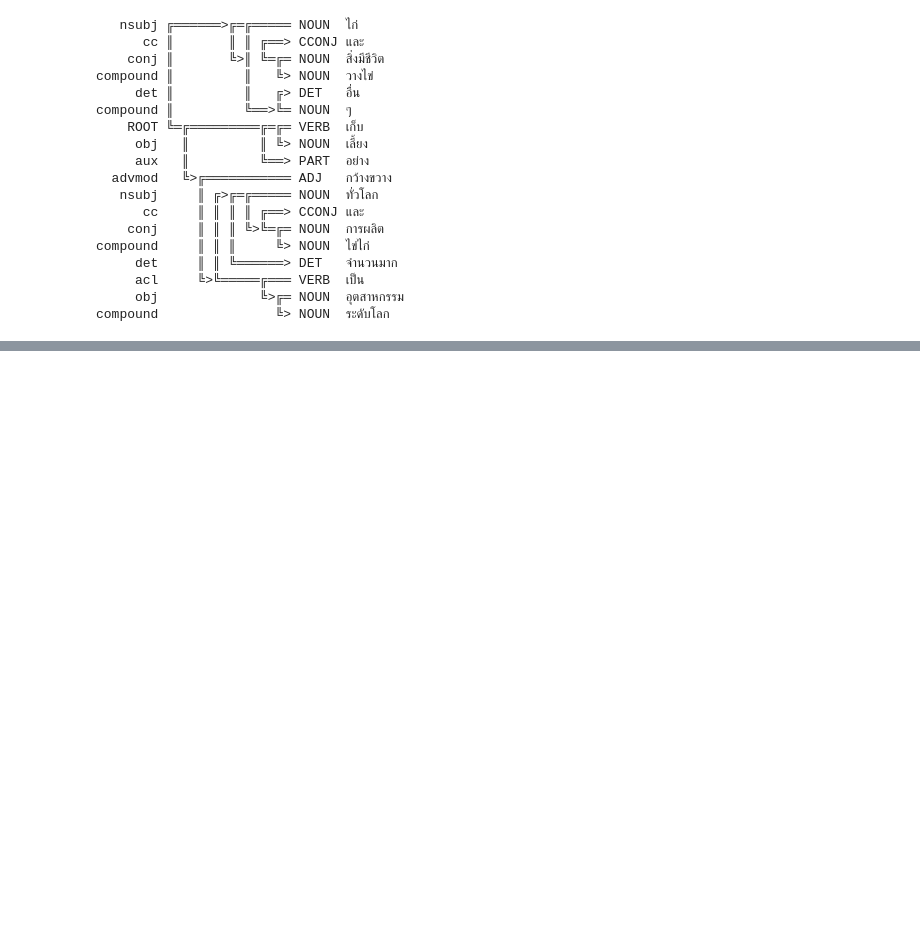
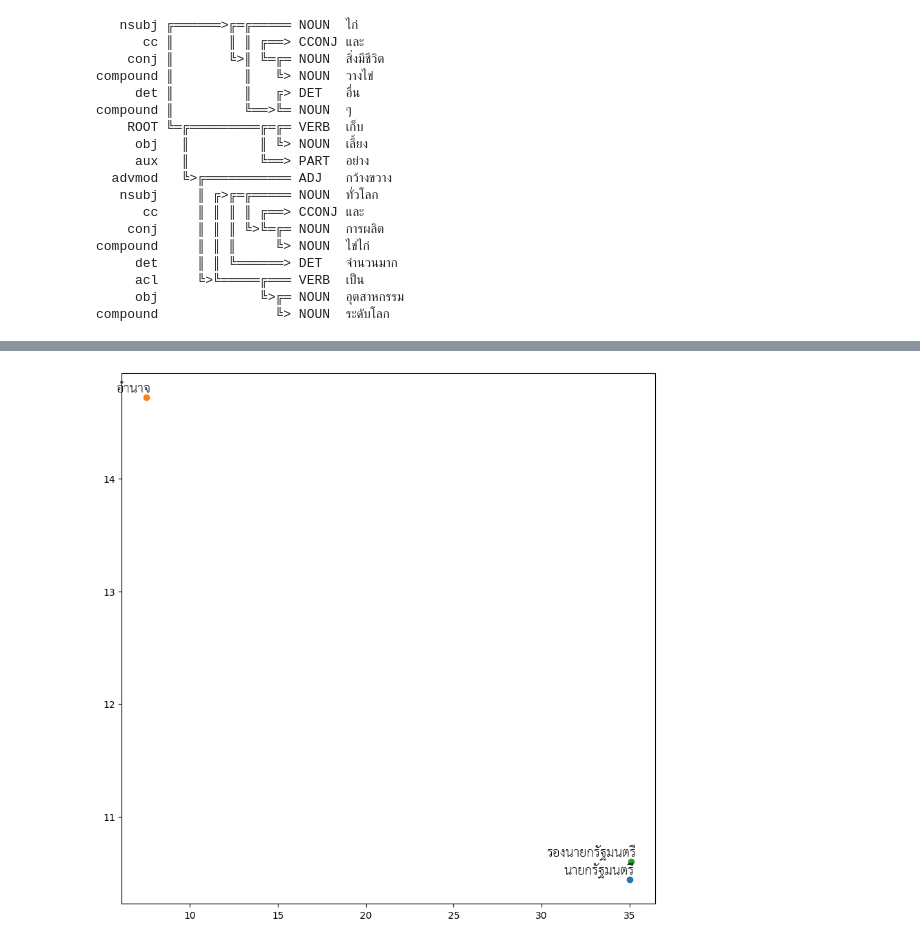
Before and after one commit to San-Maansson/NLP, a Jupyter notebook: thainlp.ipynb, the cells around one changed output, grey strips where cells are left out. Saved outputs shown, nothing was run; the diff lists cells and outputs as text; code cells hidden in the pictures; blank space fills up the shorter version.

```diff
--- a/thainlp.ipynb
+++ b/thainlp.ipynb
@@ -78,0 +243,9 @@ graphviz.Source(deplacy.dot(doc))
+# %%
+sample_words = ['นายกรัฐมนตรี','อำนาจ','รองนายกรัฐมนตรี']
+sample_idx = []
+for word in sample_words:
+    sample_idx.append(labels.index(word))
+sample_plot = thai2plot[sample_idx]
+plot_with_labels(sample_plot,sample_words)
+# %% [output]
+[figure, added]
```
Also changed, not shown: parts of 36 cells of this notebook.
